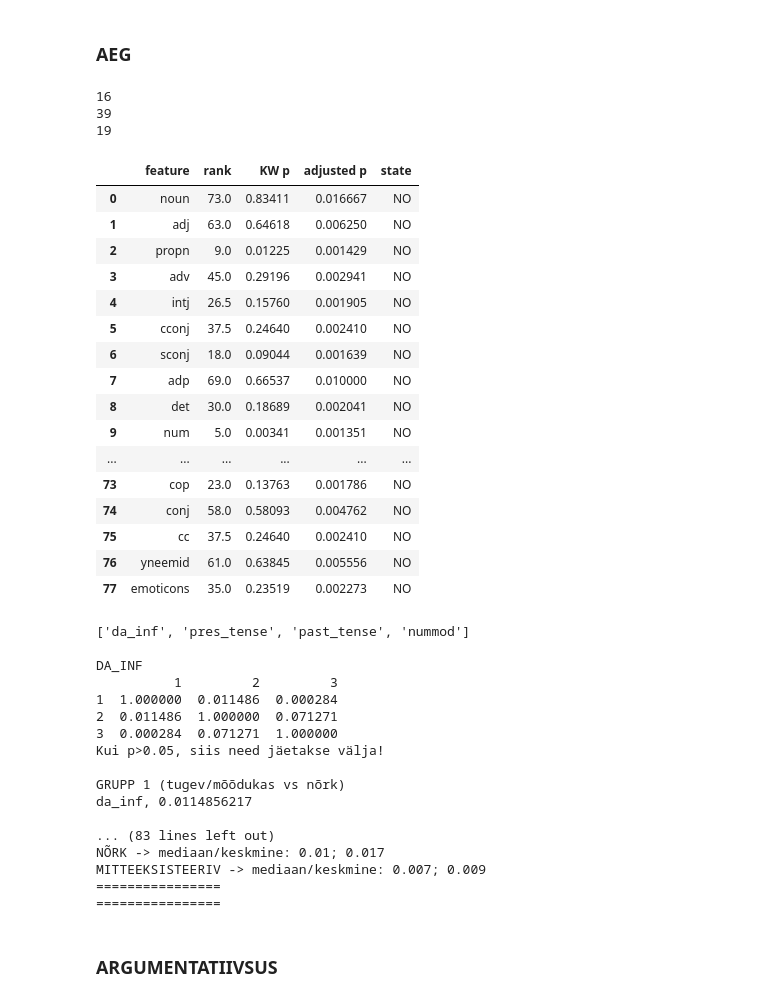
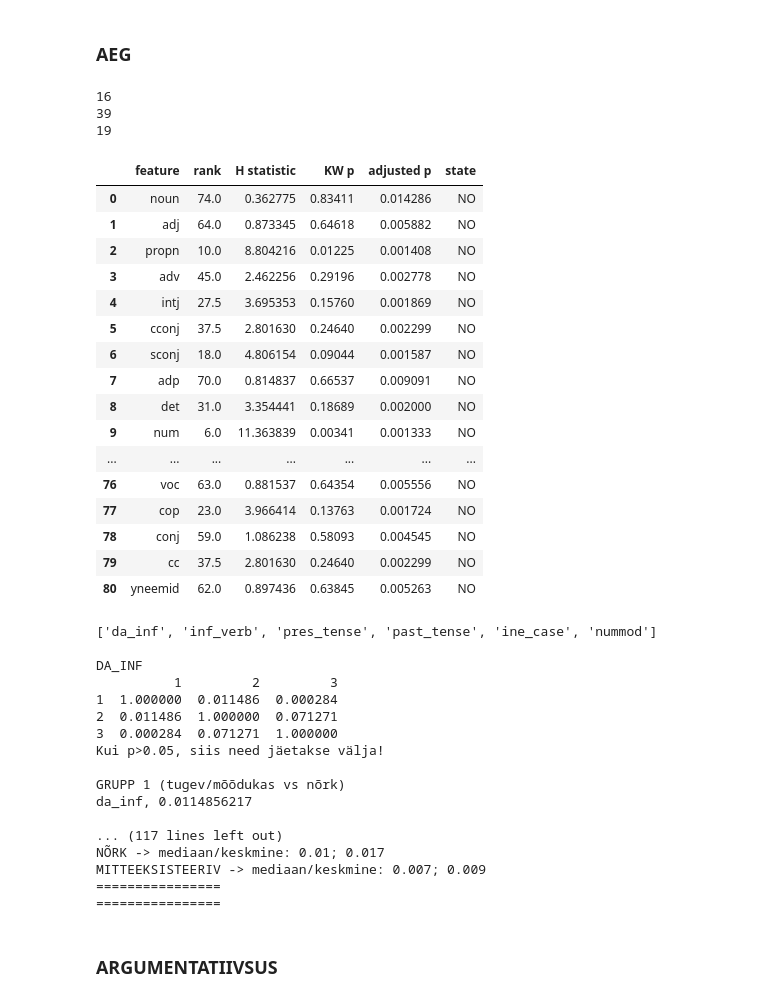
Before and after one commit to kristiinavaik/limesurvey_data, a Jupyter notebook: eesti_analyys/get_statistics.ipynb, the cells around one changed output. Saved outputs shown, nothing was run; the diff lists cells and outputs as text; code cells hidden in the pictures.

```diff
--- a/eesti_analyys/get_statistics.ipynb
+++ b/eesti_analyys/get_statistics.ipynb
@@ -19,7 +23,8 @@ from sklearn.preprocessing import StandardScaler
 from matplotlib.colors import BoundaryNorm, ListedColormap
 # %%
 # columns = ['noun', 'adj', 'propn', 'adv', 'intj', 'cconj', 'sconj', 'adp', 'det', 'num', 'punct', 'symbol', 'pron', 'abbr', 'TTR', 'avg_word_len', 'avr_sent_len', 'hapax_legomena', 'coref', 'see_pron', 'see_det', '1st_pron', '2nd_pron', '3rd_pron', 'active_voice', 'passive_voice', '1st_prs_verb', '2nd_prs_verb', '3rd_prs_verb', 'core_verb', 'verbtype_ratio', 'da_inf', 'gerund', 'supine', 'verb_particle', 'discourse', 'pres_tense', 'past_tense', 'ind_mood', 'cond_mood', 'imp_mood', 'quot_mood', 'neg_polarity', 'nom_case', 'gen_case', 'part_case', 'ill_case', 'ine_case', 'ela_case', 'alla_case', 'ade_case', 'abl_case', 'tra_case', 'ter_case', 'ess_case', 'abe_case', 'com_case', 'nsubj', 'nsubj_cop', 'modal', 'acl:relc', 'csubj', 'csubj_cop', 'obj', 'ccomp', 'xcomp', 'obl', 'nmod', 'appos', 'nummod', 'amod', 'advcl', 'voc', 'cop', 'conj', 'cc', 'yneemid', 'emoticons']
-columns = ['file_id', 'noun', 'adj', 'propn', 'adv', 'intj', 'cconj', 'sconj', 'adp', 'det', 'num', 'punct', 'symbol', 'pron', 'abbr', 'nominals', 'TTR', 'avg_word_len', 'avr_sent_len', 'hapax_legomena', 'pron/noun_ratio', 'see_pron', 'see_det', '1st_pron', '2nd_pron', '3rd_pron', 'active_voice', 'passive_voice', '1st_prs_verb', '2nd_prs_verb', '3rd_prs_verb', 'core_verb', 'verbtype_ratio', 'da_inf', 'inf_verb', 'finite_verb' ,'gerund', 'supine', 'verb_particle', 'discourse', 'pres_tense', 'past_tense', 'ind_mood', 'cond_mood', 'imp_mood', 'quot_mood', 'neg_polarity', 'nom_case', 'gen_case', 'part_case', 'ill_case', 'ine_case', 'ela_case', 'alla_case', 'ade_case', 'abl_case', 'tra_case', 'ter_case', 'ess_case', 'abe_case', 'com_case', 'nsubj', 'nsubj_cop', 'modal', 'acl:relc', 'csubj', 'csubj_cop', 'obj', 'ccomp', 'xcomp', 'obl', 'nmod', 'appos', 'nummod', 'amod', 'advcl', 'voc', 'cop', 'conj', 'cc', 'yneemid', 'emoticons']
+columns = ['noun', 'adj', 'propn', 'adv', 'intj', 'cconj', 'sconj', 'adp', 'det', 'num', 'punct', 'symbol', 'pron', 'abbr', 'nominals', 'TTR', 'avg_word_len', 'avr_sent_len', 'hapax_legomena', 'pron/noun_ratio', 'see_pron', 'see_det', '1st_pron', '2nd_pron', '3rd_pron', 'nominalisation', 'active_voice', 'passive_voice', '1st_prs_verb', '2nd_prs_verb', '3rd_prs_verb', 'core_verb', 'verbtype_ratio', 'da_inf', 'inf_verb', 'finite_verb', 'gerund', 'supine', 'verb_particle', 'discourse', 'pres_tense', 'past_tense', 'ind_mood', 'cond_mood', 'imp_mood', 'quot_mood', 'neg_polarity', 'nom_case', 'gen_case', 'part_case', 'ill_case', 'ine_case', 'ela_case', 'alla_case', 'ade_case', 'abl_case', 'tra_case', 'ter_case', 'ess_case', 'abe_case', 'com_case', 'nsubj', 'nsubj_cop', 'modal', 'acl:relc', 'csubj', 'csubj_cop', 'obj', 'ccomp', 'xcomp', 'obl', 'nmod', 'appos', 'nummod', 'amod', 'advcl', 'voc', 'cop', 'conj', 'cc', 'yneemid']
+
 
 def get_data(f):
     ls = []
@@ -42,7 +47,7 @@ def create_array(data):
 # %%
 def calculate_hb(rank):
     # holm-bonferroni meetodil p väärtuse korrigeerimine, tavalaks on 0.05, aga siin oleme liberaalsed ja panime 0.1
-    adjusted_p = 0.1 / (78 - rank + 1)
+    adjusted_p = 0.1 / (80 - rank + 1)
     return adjusted_p
 # %%
 def get_relevant_features(f, p):
@@ -104,7 +109,7 @@ def display_posthoc_results(feats, strong, weak, notpres):
         strong_notpres = [out[1].iloc[2, 0], 'tugev/mõõdukas vs puudu']
         weak_notpres = [out[1].iloc[2, 1], 'nõrk vs puudu']
         for score in [strong_weak, strong_notpres, weak_notpres]:
-            if score[0] <= 0.05:
+            if score[0] < 0.05:
                 if score[1] == 'tugev/mõõdukas vs nõrk':
                     print('GRUPP 1 (tugev/mõõdukas vs nõrk)')
                     print(f'{feat}, {round(score[0], 10)} \n')
@@ -320,52 +344,52 @@ pd.DataFrame(strong)[['xcomp', 'file_id']]
 # %%
 f1 = 'dimensioonide_grupid/aeg/aeg_strong.csv'
 f2 = 'dimensioonide_grupid/aeg/aeg_weak.csv'
 f3 = 'dimensioonide_grupid/aeg/aeg_not_present.csv'
 
 # kruskall Wallise sisendid (kolm gruppi)
 strong = get_data(f1)
 weak = get_data(f2)
 notpres = get_data(f3)
 
 print(len(strong))
 print(len(weak))
 print(len(notpres))
 
 feature_data, df = generate_df(create_array(strong), create_array(weak), create_array(notpres))
 with pd.option_context('display.max_rows', None, 'display.max_columns', None):
     display(df)
 
-relevant_feats = [feat[0] for feat in feature_data if feat[4] == 'YES']
+relevant_feats = [feat[0] for feat in feature_data if feat[5] == 'YES']
 
 strong_pd = pd.read_csv(f1, sep=';')
 weak_pd = pd.read_csv(f2, sep=';')
 notpres_pd = pd.read_csv(f3, sep=';')
 
 print(relevant_feats)
 
 res1, res2, res3 = display_posthoc_results(relevant_feats, strong_pd, weak_pd, notpres_pd)
 # %% [output]
 16
 39
 19
-|  | feature | rank | KW p | adjusted p | state |
-| 0 | noun | 73.0 | 0.83411 | 0.016667 | NO |
-| 1 | adj | 63.0 | 0.64618 | 0.006250 | NO |
-| 2 | propn | 9.0 | 0.01225 | 0.001429 | NO |
-| 3 | adv | 45.0 | 0.29196 | 0.002941 | NO |
-| 4 | intj | 26.5 | 0.15760 | 0.001905 | NO |
-| 5 | cconj | 37.5 | 0.24640 | 0.002410 | NO |
-| 6 | sconj | 18.0 | 0.09044 | 0.001639 | NO |
-| 7 | adp | 69.0 | 0.66537 | 0.010000 | NO |
-| 8 | det | 30.0 | 0.18689 | 0.002041 | NO |
-| 9 | num | 5.0 | 0.00341 | 0.001351 | NO |
-| ... | ... | ... | ... | ... | ... |
-| 73 | cop | 23.0 | 0.13763 | 0.001786 | NO |
-| 74 | conj | 58.0 | 0.58093 | 0.004762 | NO |
-| 75 | cc | 37.5 | 0.24640 | 0.002410 | NO |
-| 76 | yneemid | 61.0 | 0.63845 | 0.005556 | NO |
-| 77 | emoticons | 35.0 | 0.23519 | 0.002273 | NO |
+|  | feature | rank | H statistic | KW p | adjusted p | state |
+| 0 | noun | 74.0 | 0.362775 | 0.83411 | 0.014286 | NO |
+| 1 | adj | 64.0 | 0.873345 | 0.64618 | 0.005882 | NO |
+| 2 | propn | 10.0 | 8.804216 | 0.01225 | 0.001408 | NO |
+| 3 | adv | 45.0 | 2.462256 | 0.29196 | 0.002778 | NO |
+| 4 | intj | 27.5 | 3.695353 | 0.15760 | 0.001869 | NO |
+| 5 | cconj | 37.5 | 2.801630 | 0.24640 | 0.002299 | NO |
+| 6 | sconj | 18.0 | 4.806154 | 0.09044 | 0.001587 | NO |
+| 7 | adp | 70.0 | 0.814837 | 0.66537 | 0.009091 | NO |
+| 8 | det | 31.0 | 3.354441 | 0.18689 | 0.002000 | NO |
+| 9 | num | 6.0 | 11.363839 | 0.00341 | 0.001333 | NO |
+| ... | ... | ... | ... | ... | ... | ... |
+| 76 | voc | 63.0 | 0.881537 | 0.64354 | 0.005556 | NO |
+| 77 | cop | 23.0 | 3.966414 | 0.13763 | 0.001724 | NO |
+| 78 | conj | 59.0 | 1.086238 | 0.58093 | 0.004545 | NO |
+| 79 | cc | 37.5 | 2.801630 | 0.24640 | 0.002299 | NO |
+| 80 | yneemid | 62.0 | 0.897436 | 0.63845 | 0.005263 | NO |
-['da_inf', 'pres_tense', 'past_tense', 'nummod']
+['da_inf', 'inf_verb', 'pres_tense', 'past_tense', 'ine_case', 'nummod']
 
 DA_INF
           1         2         3
@@ -377,7 +401,7 @@ Kui p>0.05, siis need jäetakse välja!
 GRUPP 1 (tugev/mõõdukas vs nõrk)
 da_inf, 0.0114856217
 
-... (83 lines left out)
+... (117 lines left out)
 NÕRK -> mediaan/keskmine: 0.01; 0.017
 MITTEEKSISTEERIV -> mediaan/keskmine: 0.007; 0.009
 ================
```
Also changed, not shown: parts of 98 cells of this notebook, 41 other files.
